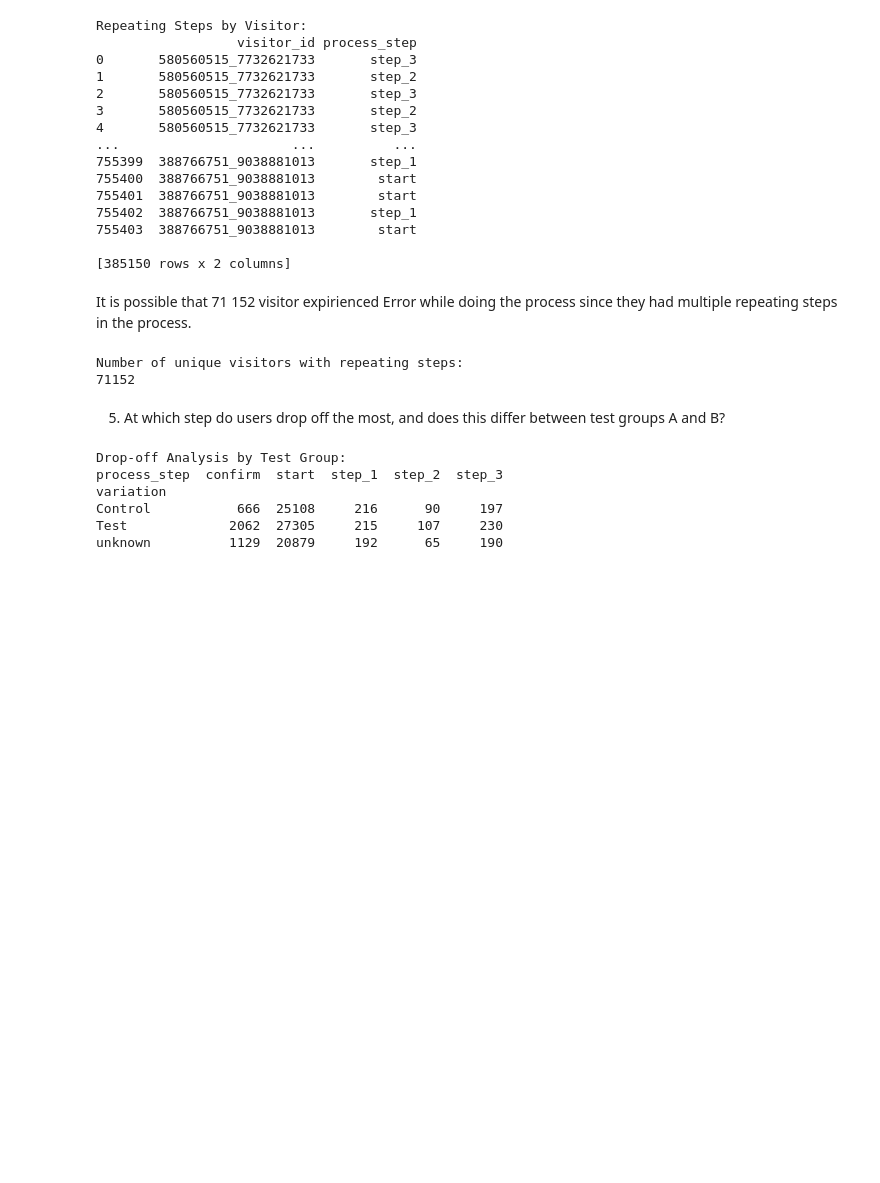
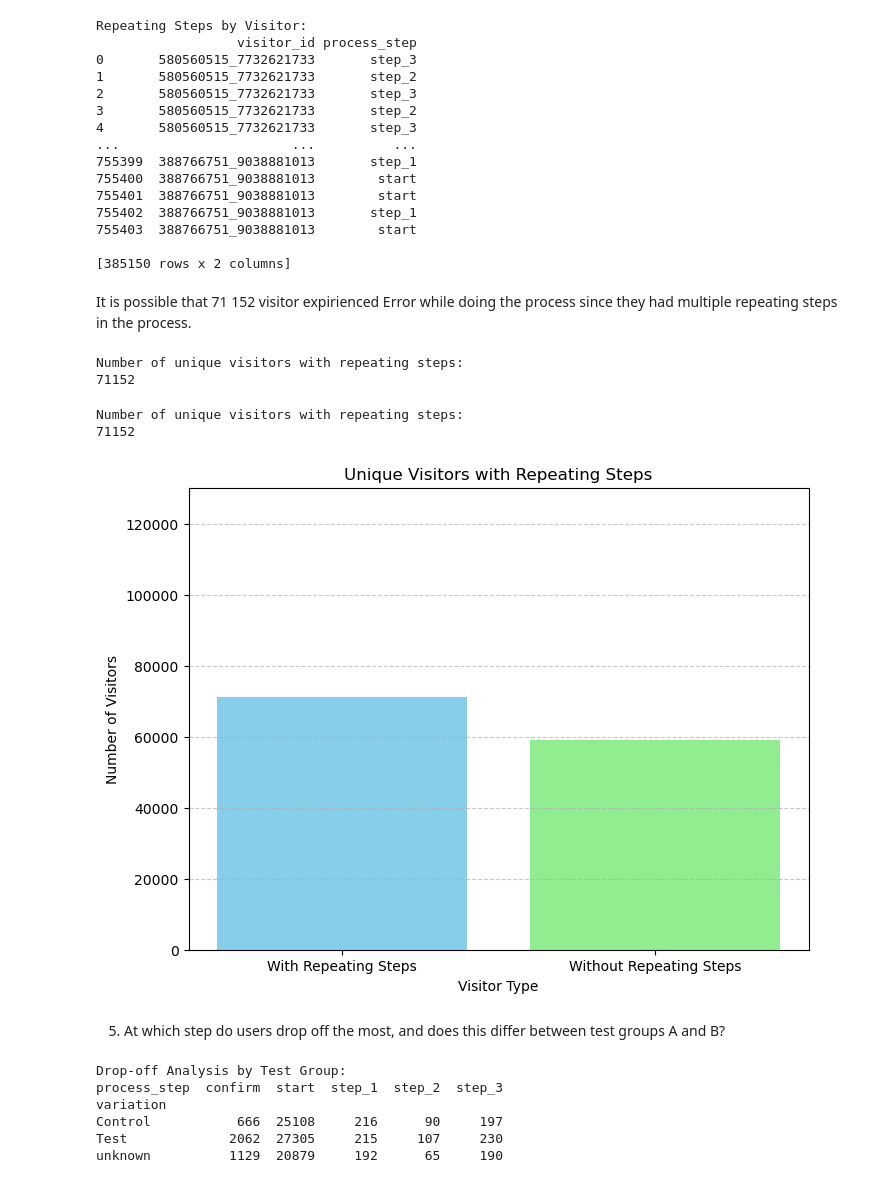
Before and after one commit to SofyMelvill/vanguard-ab-test, a Jupyter notebook: data_SA.ipynb, the cells around one changed output. Drawn from its saved outputs; the diff is of its cells as text; code cells hidden in the pictures; blank space fills up the shorter version.

Commit message:
KK charts, hypothesis testing

```diff
--- a/data_SA.ipynb
+++ b/data_SA.ipynb
@@ -642,6 +642,44 @@ print(num_repeating_visitors)
 # %% [output]
 Number of unique visitors with repeating steps:
 71152
+# %%
+import pandas as pd
+import matplotlib.pyplot as plt
+
+# Identify repeating steps for each visitor
+all_data['is_repeating'] = all_data.duplicated(subset=['visitor_id', 'process_step'], keep=False)
+
+# Identify unique visitors with repeated steps
+repeating_visitors = all_data[all_data['is_repeating']]['visitor_id'].unique()
+num_repeating_visitors = len(repeating_visitors)
+
+# Total number of unique visitors
+total_visitors = all_data['visitor_id'].nunique()
+num_non_repeating_visitors = total_visitors - num_repeating_visitors
+
+# Display the results
+print("\nNumber of unique visitors with repeating steps:")
+print(num_repeating_visitors)
+
+# Create a DataFrame for visualization
+visitor_data = pd.DataFrame({
+    'Visitors': ['With Repeating Steps', 'Without Repeating Steps'],
+    'Count': [num_repeating_visitors, num_non_repeating_visitors]
+})
+
+# Plotting
+plt.figure(figsize=(8, 6))
+plt.bar(visitor_data['Visitors'], visitor_data['Count'], color=['skyblue', 'lightgreen'])
+plt.title('Unique Visitors with Repeating Steps')
+plt.xlabel('Visitor Type')
+plt.ylabel('Number of Visitors')
+plt.ylim(0, total_visitors)
+plt.grid(axis='y', linestyle='--', alpha=0.7)
+plt.show()
+# %% [output]
+Number of unique visitors with repeating steps:
+71152
+[figure, added]
 # %% [markdown]
 5. At which step do users drop off the most, and does this differ between test groups A and B?
 # %%
```
Also changed, not shown: parts of 11 cells of this notebook.
